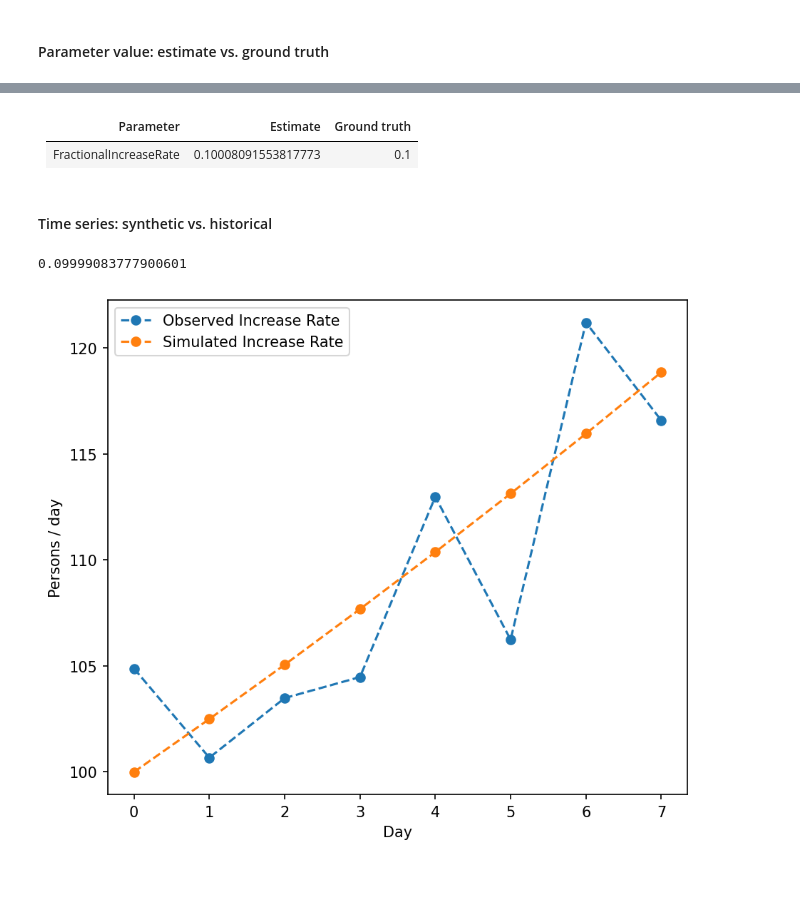
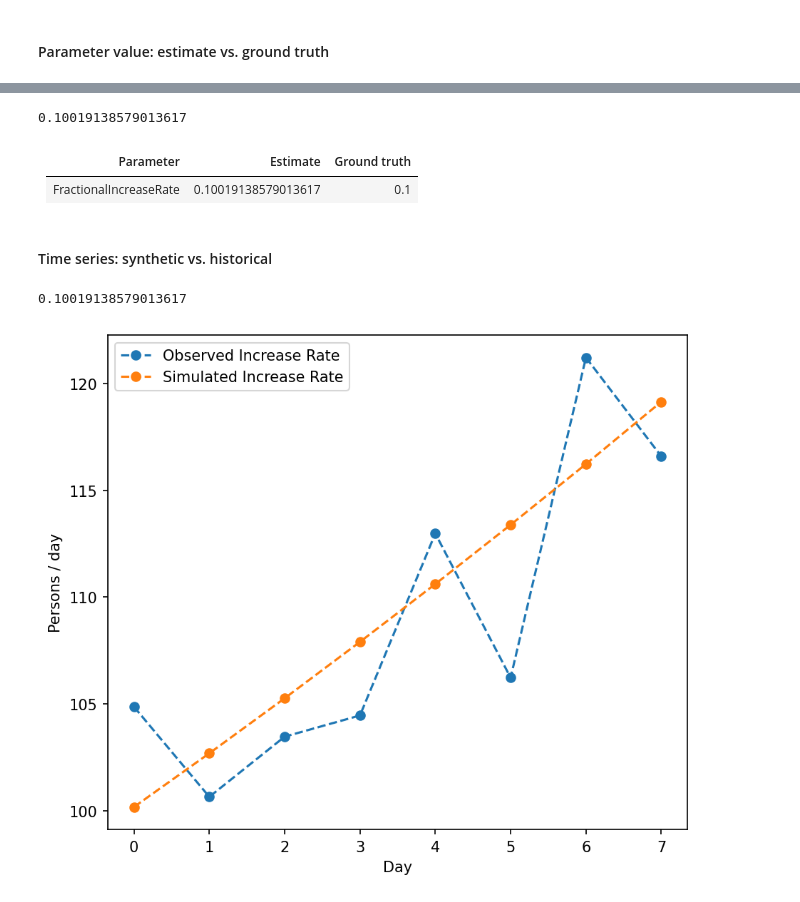
Before and after one commit to wzh1895/ASDM, a Jupyter notebook: 2-SD_model_calibration.ipynb, the cells around one changed output, grey strips where cells are left out. Cells and saved outputs as stored; diff of their text form; code cells hidden in the pictures.

```diff
--- a/2-SD_model_calibration.ipynb
+++ b/2-SD_model_calibration.ipynb
@@ -175,5 +173,6 @@ with model:
         step=step,
         cores=settings['cores'],
         chains=settings['chains'],
-        return_inferencedata=False)
+        # return_inferencedata=False)
+        return_inferencedata=True)
 # %% [output]
@@ -219,38 +234,42 @@ np.mean(f_i_rate_samples)
+# %%
+np.mean(trace.posterior.data_vars['f_i_rate'].to_numpy())
+# %% [output]
+0.10019138579013617
 # %% [markdown]
 | Parameter              | Estimate  | Ground truth  |
 | :--------------------  | :-------  | :--------     |
-| FractionalIncreaseRate | 0.10008091553817773  | 0.1 |
+| FractionalIncreaseRate | 0.10019138579013617  | 0.1 |
 # %% [markdown]
 #### Time series: synthetic vs. historical
 # %%
-f_i_rate_est = f_i_rate_samples.mean()
+f_i_rate_est = np.mean(trace.posterior.data_vars['f_i_rate'].to_numpy())
 print(f_i_rate_est)
 
 sd_model.replace_element_equation('FractionalIncreaseRate', f_i_rate_est)
 sd_model.clear_last_run()
 # sd_model.simulate(simulation_time=sim_time, dt=dt)
 sd_model.simulate(time=sim_time, dt=dt)
 simulated_increase_rate_1 = sd_model.get_element_simulation_result('IncreaseRate')
 
 fig = plt.figure(figsize=(7, 6),
                 dpi=150)
 ax = fig.add_subplot(111)
 
 line1, = plt.plot(observed_increase_rate_noised, label='Observed Increase Rate', linestyle='--', marker='o')
 # x1, y1 = line1.get_data()
 # for i, j in zip(x1, y1):
 #     ax.annotate(round(j), xy=(i,j))
 
 line2, = plt.plot(simulated_increase_rate_1, label='Simulated Increase Rate', linestyle='--', marker='o')
 # x2, y2 = line2.get_data()
 # for i, j in zip(x2, y2):
 #     ax.annotate(round(j), xy=(i,j))
 
 plt.legend()
 plt.xlabel('Day')
 plt.ylabel('Persons / day')
 
 plt.show()
 # %% [output]
-0.09999083777900601
+0.10019138579013617
-[figure, old version]
+[figure, new version]
```
Also changed, not shown: parts of 9 cells of this notebook.
